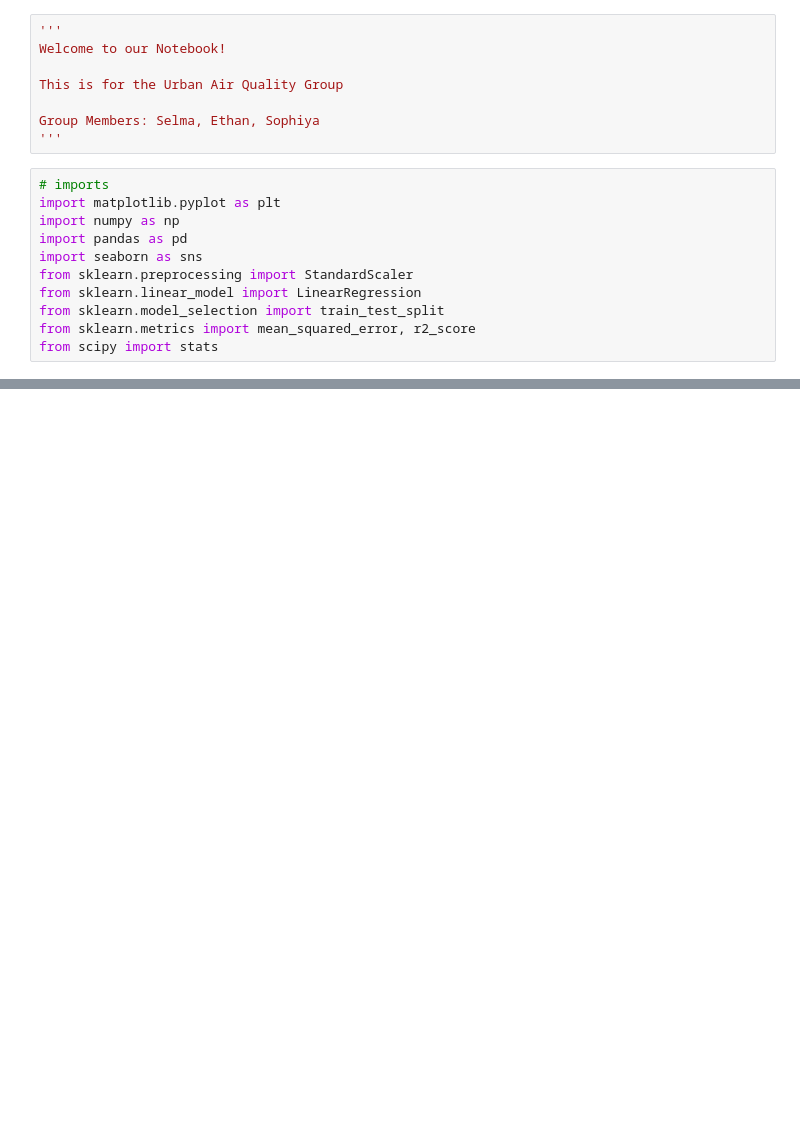
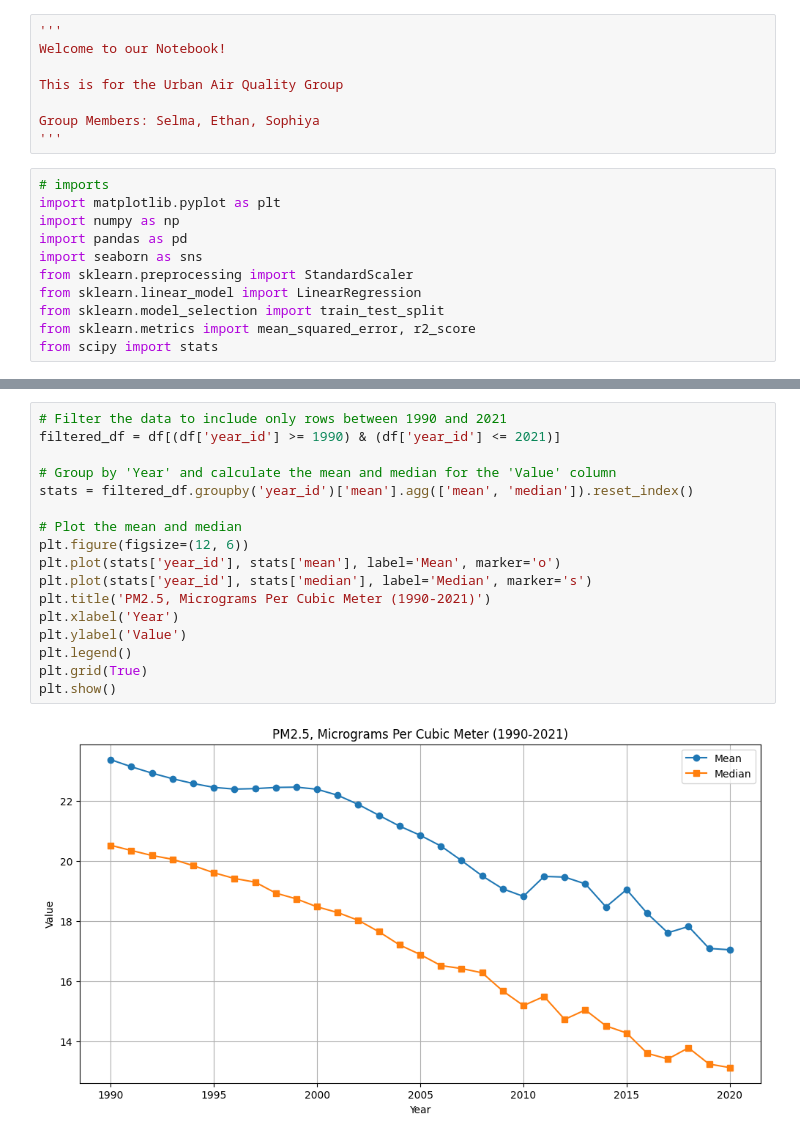
Before and after one commit to EthanXC/Urban-Air-Quality-Prediction, a Jupyter notebook: models.ipynb, the cells around one changed output, grey strips where cells are left out. Saved outputs shown, nothing was run; the diff lists cells and outputs as text; blank space fills up the shorter version.

```diff
--- a/models.ipynb
+++ b/models.ipynb
@@ -35,0 +49,19 @@ plt.show()
+# %%
+# Filter the data to include only rows between 1990 and 2021
+filtered_df = df[(df['year_id'] >= 1990) & (df['year_id'] <= 2021)]
+
+# Group by 'Year' and calculate the mean and median for the 'Value' column
+stats = filtered_df.groupby('year_id')['mean'].agg(['mean', 'median']).reset_index()
+
+# Plot the mean and median
+plt.figure(figsize=(12, 6))
+plt.plot(stats['year_id'], stats['mean'], label='Mean', marker='o')
+plt.plot(stats['year_id'], stats['median'], label='Median', marker='s')
+plt.title('PM2.5, Micrograms Per Cubic Meter (1990-2021)')
+plt.xlabel('Year')
+plt.ylabel('Value')
+plt.legend()
+plt.grid(True)
+plt.show()
+# %% [output]
+[figure, added]
```
Also changed, not shown: parts of 3 cells of this notebook.
